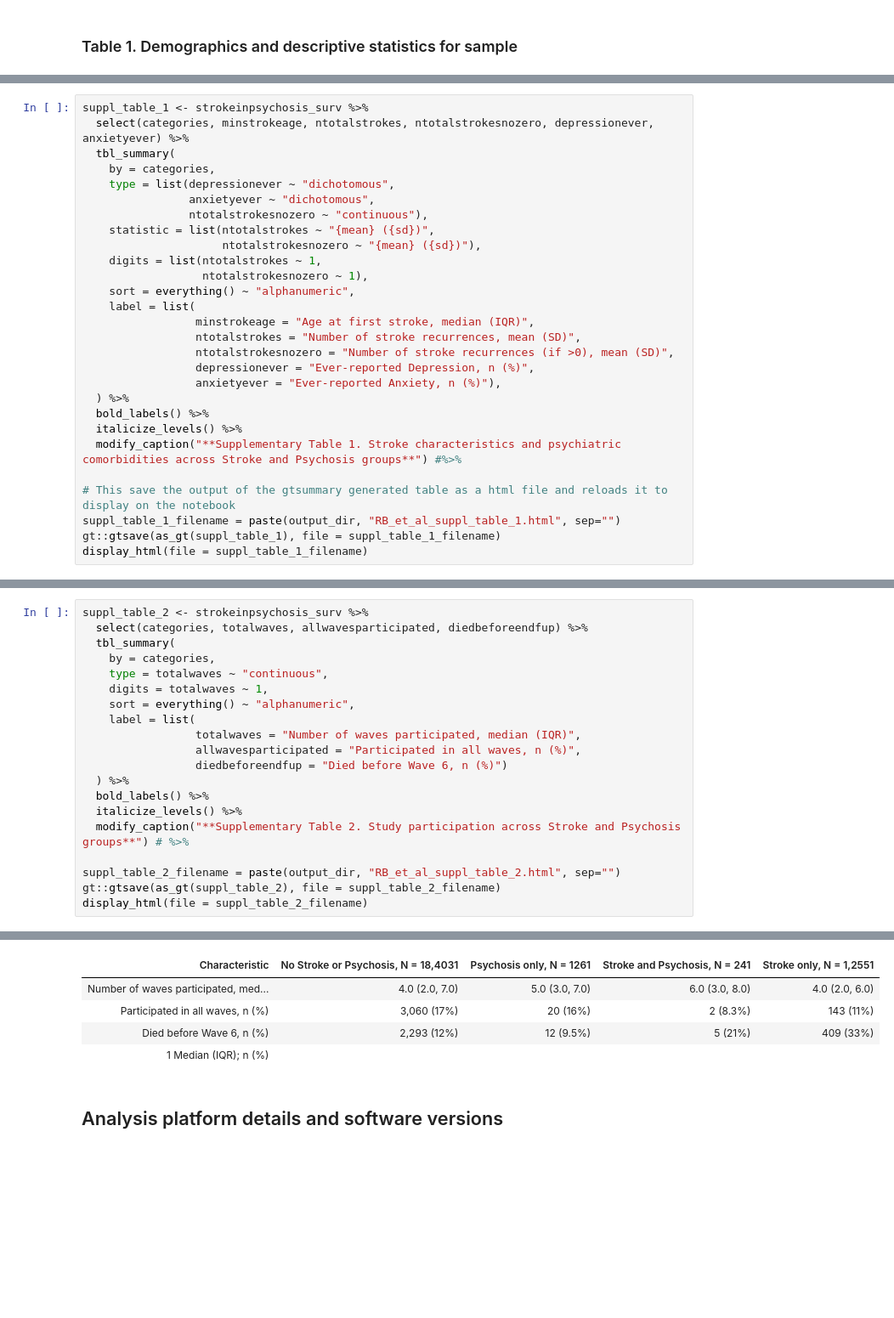
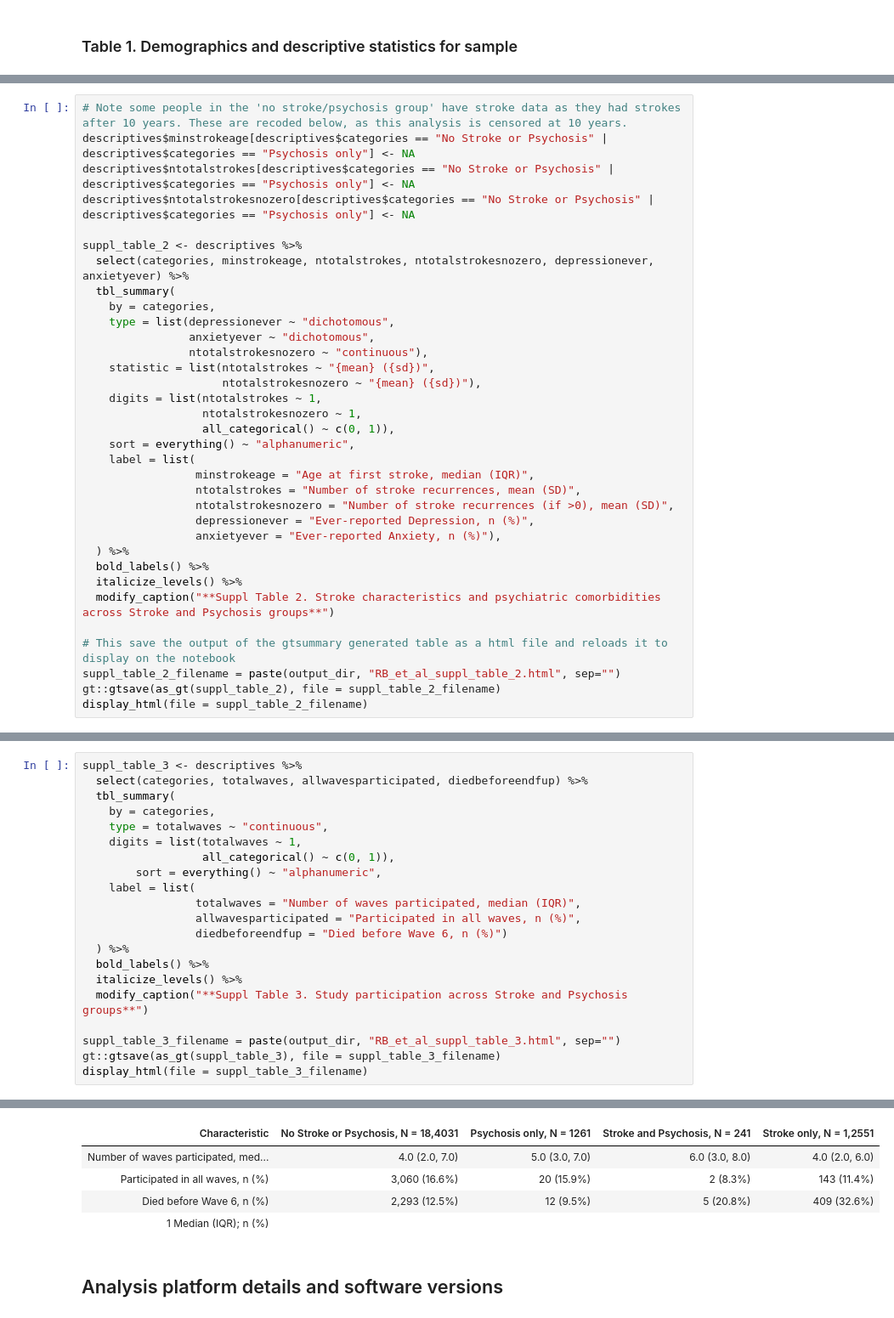
Before and after one commit to vaughanbell/longitudinal-stroke-psychosis-ELSA, a Jupyter notebook: Richards-Belle_et_al_Descriptives_Tables.ipynb, the cells around one changed output, grey strips where cells are left out. Shown at 85% size. Saved outputs shown, nothing was run; the diff lists cells and outputs as text; blank space fills up the shorter version.

```diff
--- a/Richards-Belle_et_al_Descriptives_Tables.ipynb
+++ b/Richards-Belle_et_al_Descriptives_Tables.ipynb
@@ -88,5 +147,10 @@ Table 1. Demographics and descriptive statistics for sample
 # %%
-suppl_table_1 <- strokeinpsychosis_surv %>%
+# Note some people in the 'no stroke/psychosis group' have stroke data as they had strokes after 10 years. These are recoded below, as this analysis is censored at 10 years.
+descriptives$minstrokeage[descriptives$categories == "No Stroke or Psychosis" | descriptives$categories == "Psychosis only"] <- NA
+descriptives$ntotalstrokes[descriptives$categories == "No Stroke or Psychosis" | descriptives$categories == "Psychosis only"] <- NA
+descriptives$ntotalstrokesnozero[descriptives$categories == "No Stroke or Psychosis" | descriptives$categories == "Psychosis only"] <- NA
+
+suppl_table_2 <- descriptives %>%
   select(categories, minstrokeage, ntotalstrokes, ntotalstrokesnozero, depressionever, anxietyever) %>%
   tbl_summary(
     by = categories,
@@ -96,7 +160,8 @@ suppl_table_1 <- strokeinpsychosis_surv %>%
     statistic = list(ntotalstrokes ~ "{mean} ({sd})",
                      ntotalstrokesnozero ~ "{mean} ({sd})"),
     digits = list(ntotalstrokes ~ 1,
-                  ntotalstrokesnozero ~ 1),
+                  ntotalstrokesnozero ~ 1,
+                  all_categorical() ~ c(0, 1)),
     sort = everything() ~ "alphanumeric",
     label = list(
                  minstrokeage = "Age at first stroke, median (IQR)",
@@ -107,10 +172,10 @@ suppl_table_1 <- strokeinpsychosis_surv %>%
   ) %>%
   bold_labels() %>%
   italicize_levels() %>%
-  modify_caption("**Supplementary Table 1. Stroke characteristics and psychiatric comorbidities across Stroke and Psychosis groups**") #%>%
+  modify_caption("**Suppl Table 2. Stroke characteristics and psychiatric comorbidities across Stroke and Psychosis groups**")
 
 # This save the output of the gtsummary generated table as a html file and reloads it to display on the notebook
-suppl_table_1_filename = paste(output_dir, "RB_et_al_suppl_table_1.html", sep="")
-gt::gtsave(as_gt(suppl_table_1), file = suppl_table_1_filename)
-display_html(file = suppl_table_1_filename)
+suppl_table_2_filename = paste(output_dir, "RB_et_al_suppl_table_2.html", sep="")
+gt::gtsave(as_gt(suppl_table_2), file = suppl_table_2_filename)
+display_html(file = suppl_table_2_filename)
 # %% [output]
@@ -131,11 +195,12 @@ NB: Number of stroke reoccurences are reported for the No Stroke or Psychosis gr
 # %%
-suppl_table_2 <- strokeinpsychosis_surv %>%
+suppl_table_3 <- descriptives %>%
   select(categories, totalwaves, allwavesparticipated, diedbeforeendfup) %>%
   tbl_summary(
     by = categories,
     type = totalwaves ~ "continuous",
-    digits = totalwaves ~ 1,
-    sort = everything() ~ "alphanumeric",
+    digits = list(totalwaves ~ 1,
+                  all_categorical() ~ c(0, 1)),
+        sort = everything() ~ "alphanumeric",
     label = list(
                  totalwaves = "Number of waves participated, median (IQR)",
                  allwavesparticipated = "Participated in all waves, n (%)",
@@ -143,9 +208,9 @@ suppl_table_2 <- strokeinpsychosis_surv %>%
   ) %>%
   bold_labels() %>%
   italicize_levels() %>%
-  modify_caption("**Supplementary Table 2. Study participation across Stroke and Psychosis groups**") # %>%
+  modify_caption("**Suppl Table 3. Study participation across Stroke and Psychosis groups**")
 
-suppl_table_2_filename = paste(output_dir, "RB_et_al_suppl_table_2.html", sep="")
-gt::gtsave(as_gt(suppl_table_2), file = suppl_table_2_filename)
-display_html(file = suppl_table_2_filename)
+suppl_table_3_filename = paste(output_dir, "RB_et_al_suppl_table_3.html", sep="")
+gt::gtsave(as_gt(suppl_table_3), file = suppl_table_3_filename)
+display_html(file = suppl_table_3_filename)
 # %% [output]
@@ -153,7 +218,7 @@ Supplementary Table 2. Study participation across Stroke and Psychosis groups
 | Characteristic | No Stroke or Psychosis, N = 18,4031 | Psychosis only, N = 1261 | Stroke and Psychosis, N = 241 | Stroke only, N = 1,2551 |
 | Number of waves participated, med... | 4.0 (2.0, 7.0) | 5.0 (3.0, 7.0) | 6.0 (3.0, 8.0) | 4.0 (2.0, 6.0) |
-| Participated in all waves, n (%) | 3,060 (17%) | 20 (16%) | 2 (8.3%) | 143 (11%) |
-| Died before Wave 6, n (%) | 2,293 (12%) | 12 (9.5%) | 5 (21%) | 409 (33%) |
+| Participated in all waves, n (%) | 3,060 (16.6%) | 20 (15.9%) | 2 (8.3%) | 143 (11.4%) |
+| Died before Wave 6, n (%) | 2,293 (12.5%) | 12 (9.5%) | 5 (20.8%) | 409 (32.6%) |
 | 1 Median (IQR); n (%) |  |  |  |  |
 # %% [markdown]
 ## Analysis platform details and software versions
```
Also changed, not shown: parts of 13 cells of this notebook, 3 other files.
